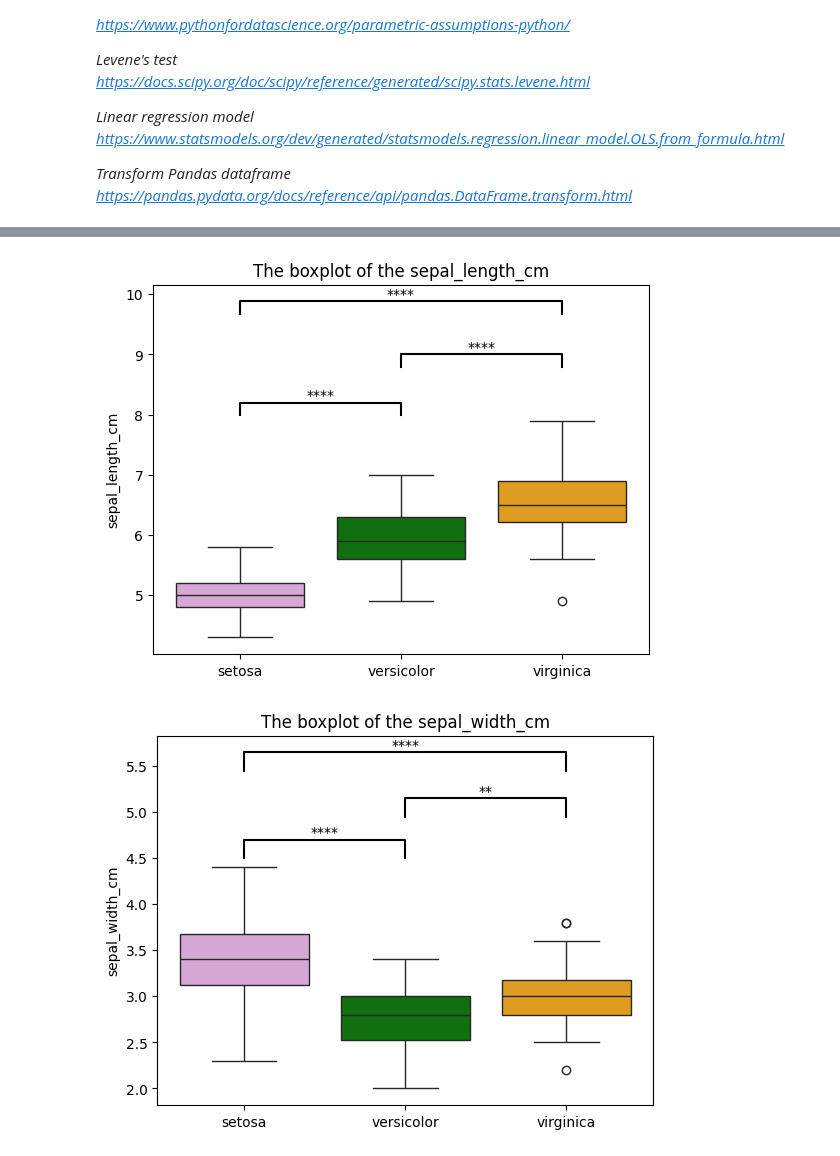
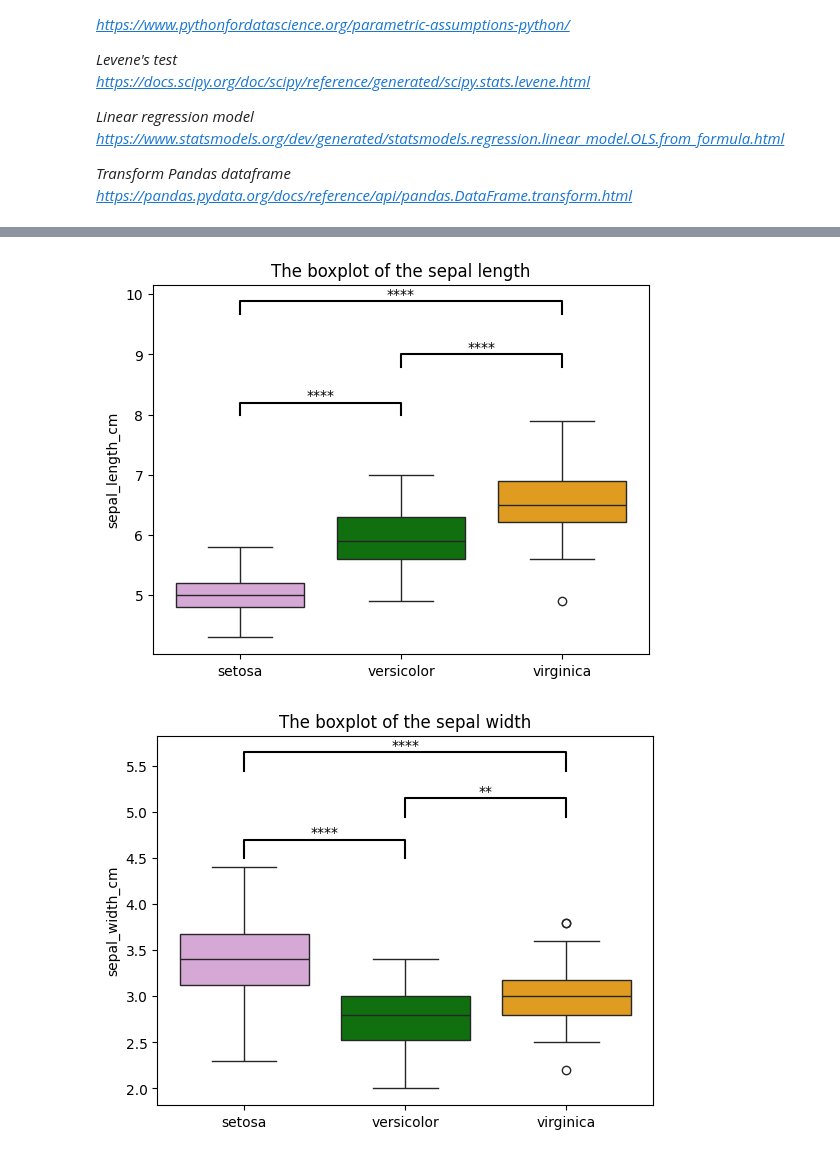
Before and after one commit to aldaszarnauskas/exploratory_analysis_iris_dataset, a Jupyter notebook: pands-project.ipynb, the cells around one changed output, grey strips where cells are left out. Cells and saved outputs as stored; diff of their text form; code cells hidden in the pictures.

```diff
--- a/pands-project.ipynb
+++ b/pands-project.ipynb
@@ -883,19 +919,0 @@ https://stackoverflow.com/questions/71459836/how-to-color-each-boxplot-different
-# %%
-# The code taken from:
-# https://bbquercus.medium.com/adding-statistical-significance-asterisks-to-seaborn-plots-9c8317383235
-def convert_pvalue_to_asterisks(pvalue):
-    if pvalue <= 0.0001:
-        return "****"
-    elif pvalue <= 0.001:
-        return "***"
-    elif pvalue <= 0.01:
-        return "**"
-    elif pvalue <= 0.05:
-        return "*"
-    return "ns"
-
-def significance(asterisks):
-    if asterisks == "ns":
-        return "No"
-    else:
-        return "Yes"
@@ -905,6 +942,5 @@ https://stackoverflow.com/questions/36578458/how-does-one-insert-statistical-ann
 # %%
-# The code taken from:
-# https://bbquercus.medium.com/adding-statistical-significance-asterisks-to-seaborn-plots-9c8317383235
+# Define a function to return asterisks or ns based on significance value
 def convert_pvalue_to_asterisks(pvalue):
     if pvalue <= 0.0001:
         return "****"
@@ -916,12 +952,20 @@ def convert_pvalue_to_asterisks(pvalue):
         return "*"
     return "ns"
 
+# Define a function to return if the value is significant or not
+def significance(asterisks):
+    if asterisks == "ns":
+        return "No"
+    else:
+        return "Yes"
+
+# Add an asterisks column based on p-adj value
 post_hoc_df["asterisks"] = [convert_pvalue_to_asterisks(padj) for padj in post_hoc_df["p-adj"]]
+# Add a significant column which specifies if the difference is significant or not
 post_hoc_df["significant"] = [significance(asterisks) for asterisks in post_hoc_df["asterisks"]]
-post_hoc_df
 
 
-
+# Iterate through features
 for feature in features:
 
     # Create a colour palette to color code boxes
@@ -931,38 +975,56 @@ for feature in features:
     boxplot = sns.boxplot(data=df, x="species", y=feature, hue='species', palette=palette
                          )
 
-
+    # Get the significance values
     sig_val = post_hoc_df[post_hoc_df["feature"] == feature]["significant"].tolist()
+    # Get the asterisks
     asterisks = post_hoc_df[post_hoc_df["feature"] == feature]["asterisks"].tolist()
 
-    # statistical annotation
+    # Define the cordinates for xs that stands for each species
     x1, x2, x3 = 0, 1, 2
+    # Define y (the point from which you will start drawing significance bar),
+    # h (the height of the significance bar), col (the color of annotation)
     y, h, col = df[feature].max() + 0.1, 0.2, 'k'
 
+
+    # In this series of if statements, go through each pair of species
+    # and plot a significance bar if there is a significant difference between the pair
     if sig_val[0] == "Yes":
+
+        # Plot a significance bar
         plt.plot([x1, x1, x2, x2], [y, y+h, y+h, y], lw=1.5, c=col)
+        # Add annotation
         plt.text((x1+x2)*.5, y+h, asterisks[0], ha='center', va='bottom', color=col)
+        # Increase the y by 10% of the y so it would not overlap with the previous
+        # significance bar
         y += (y*0.1)
 
     if sig_val[1] == "Yes":
 
+        # Plot a significance bar
         plt.plot([x2, x2, x3, x3], [y, y+h, y+h, y], lw=1.5, c=col)
+        # Add annotation
         plt.text((x2+x3)*.5, y+h, asterisks[2], ha='center', va='bottom', color=col)
+        # Increase the y by 10% of the y so it would not overlap with the previous
+        # significance bar
         y += (y*0.1)
 
     if sig_val[2] == "Yes":
+
+        # Plot a significance bar
         plt.plot([x1, x1, x3, x3], [y, y+h, y+h, y], lw=1.5, c=col)
+        # Add annotation
         plt.text((x1+x3)*.5, y+h, asterisks[1], ha='center', va='bottom', color=col)
 
 
 
     plt.xlabel(None)
     plt.ylabel(feature)
-    plt.title(f"The boxplot of the {feature}")
+    plt.title(f"The boxplot of the {feature.replace("_", " ").replace(" cm", "")}")
     plt.show()
     print("""
 
     """)
 # %% [output]
-[figure, old version]
+[figure, new version]
-[figure, old version]
+[figure, new version]
```
Also changed, not shown: parts of 15 cells of this notebook.
